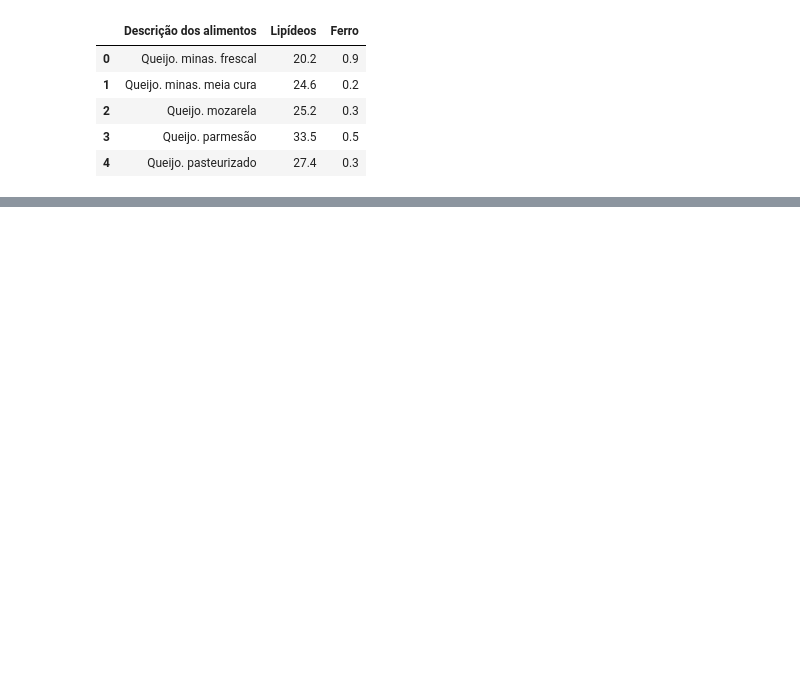
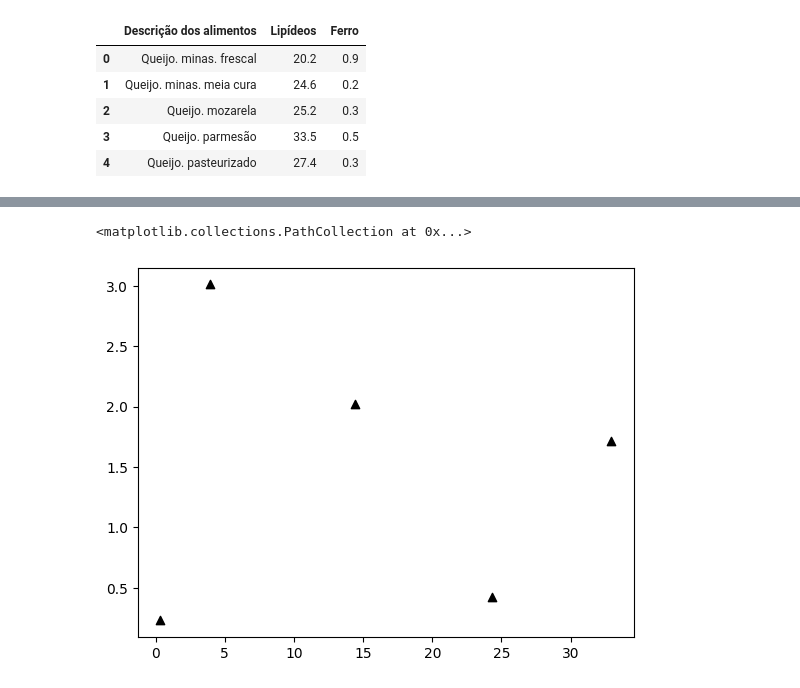
Before and after one commit to diegonogare/MachineLearning, a Jupyter notebook: 4.2_KMeans_Alimento.ipynb, the cells around one changed output, grey strips where cells are left out. Cells and saved outputs as stored; diff of their text form; code cells hidden in the pictures; blank space fills up the shorter version.

```diff
--- a/4.2_KMeans_Alimento.ipynb
+++ b/4.2_KMeans_Alimento.ipynb
@@ -54,0 +98,5 @@ plt.scatter(dados['Lipídeos'], dados['Ferro'], c=cluster)
+# %%
+plt.scatter(cluster.cluster_centers_[:, 0], cluster.cluster_centers_[:, 1], color='black', marker='^')
+# %% [output]
+<matplotlib.collections.PathCollection at 0x...>
+[figure, added]
```
Also changed, not shown: parts of 16 cells of this notebook.
